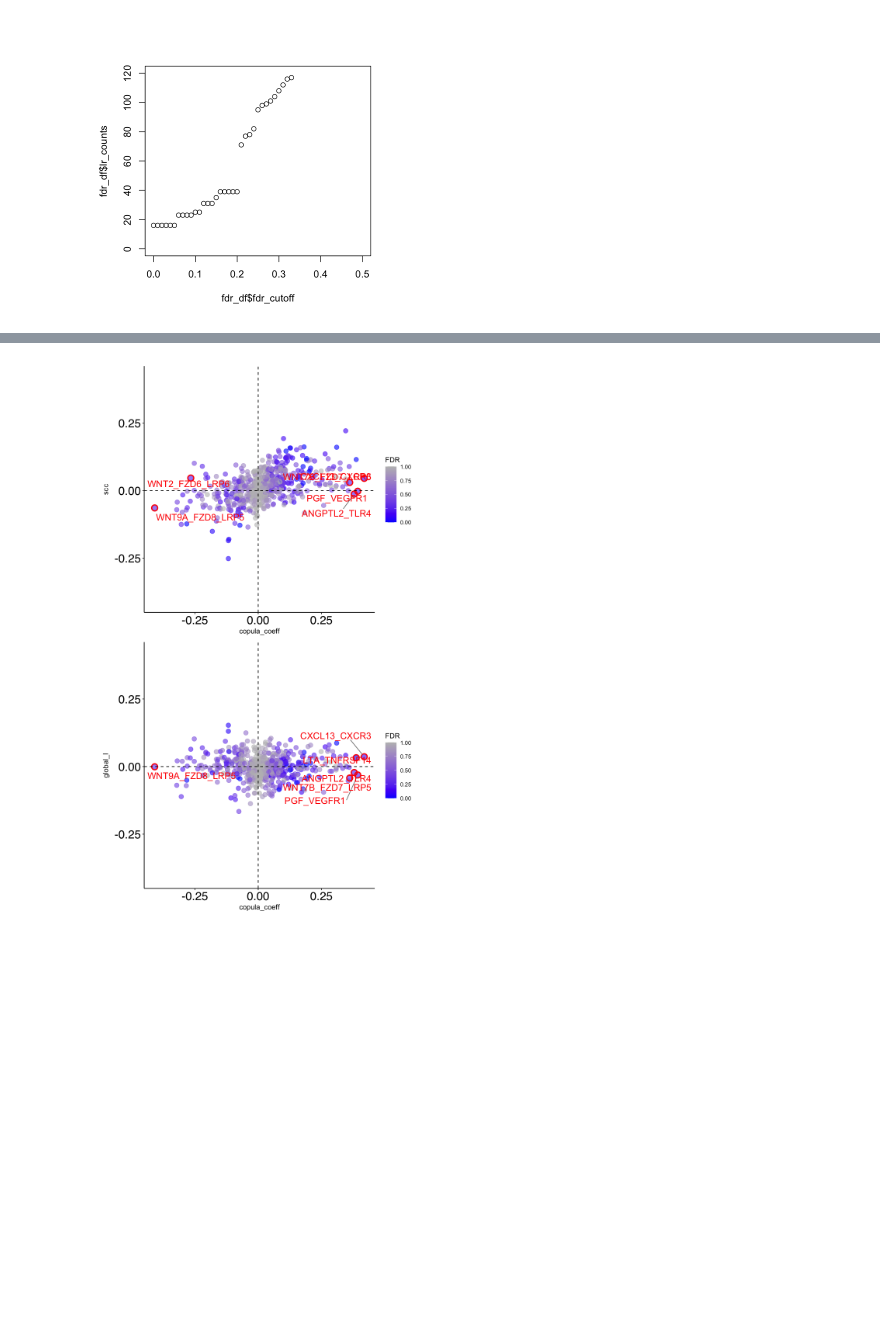
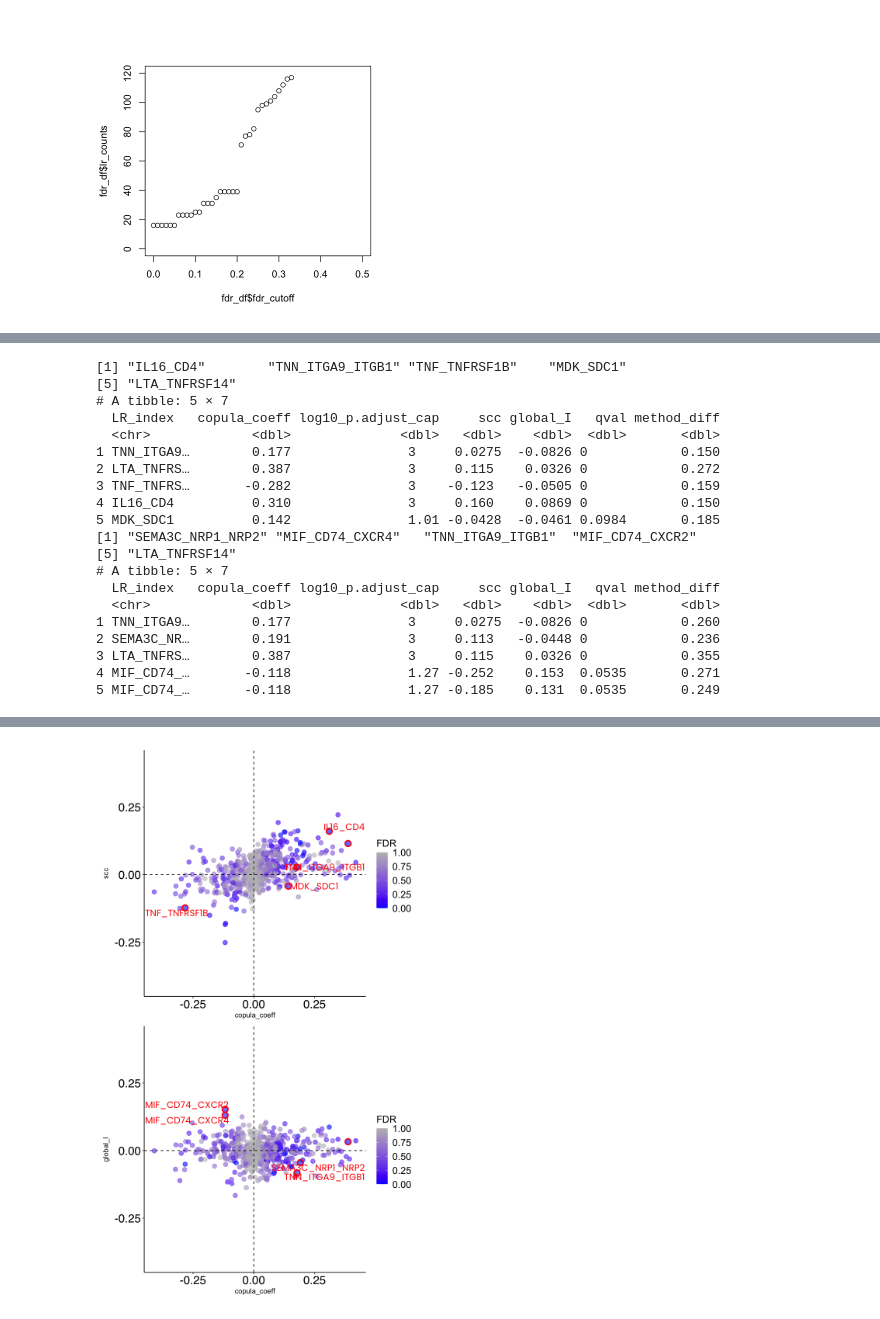
Before and after one commit to raphael-group/copulacci, a Jupyter notebook: notebook/examples/visium_human_BRCA/R_dotplot.ipynb, the cells around one changed output, grey strips where cells are left out. Cells and saved outputs as stored; diff of their text form; code cells hidden in the pictures; blank space fills up the shorter version.

```diff
--- a/notebook/examples/visium_human_BRCA/R_dotplot.ipynb
+++ b/notebook/examples/visium_human_BRCA/R_dotplot.ipynb
@@ -40,3 +41,12 @@ merged_res_df = read.csv('copulacci_with_other_results.csv')
 brca_df = merged_res_df %>%
     mutate(celltype_direction = interaction) %>%
     separate(interaction, into=c("source", "target"), sep = "=")
+# %%
+lr_info_df = read.csv('BRCA_disease_visium_sdm_geneInter.csv')
+# %%
+brca_df = merge(
+    brca_df,
+    lr_info_df %>% select(c(X, interaction_name_2)) ,
+    by.x = "LR_index",
+    by.y = "X"
+)
@@ -178,0 +315,8 @@ plot(fdr_df$fdr_cutoff, fdr_df$lr_counts,ylim=c(0,120))
+# %%
+xcol = "copula_coeff"
+ycol = "scc"
+gpair = 'Tumor=Surrounding tumor'
+use_cutoff=TRUE
+use_diff=TRUE
+FDR_cutoff=0.1
+ntop=5
@@ -178,0 +484,9 @@ plot(fdr_df$fdr_cutoff, fdr_df$lr_counts,ylim=c(0,120))
+# %%
+fig.size(12, 7)
+gpair = 'Tumor=Surrounding tumor'
+p1 = plot_scatter(brca_df, "copula_coeff", "scc", gpair,ntop=5,FDR_cutoff=0.1,
+                  use_cutoff=TRUE, pad=0.3)
+p2 = plot_scatter(brca_df, "copula_coeff", "global_I", gpair,ntop=5,FDR_cutoff=0.1,
+                  use_cutoff=TRUE, pad=0.3)
+p3 = p1 / p2
+p3
@@ -245,8 +603,28 @@ plot_scatter = function(brca_df, xcol, ycol, gpair, FDR_cutoff=0.1, ntop=5, use_
 # %%
 gpair = 'Tumor=Surrounding tumor'
-p1 = plot_scatter(brca_df, "copula_coeff", "scc", gpair,ntop=6,FDR_cutoff=0.3, use_cutoff=TRUE)
-p2 = plot_scatter(brca_df, "copula_coeff", "global_I", gpair,ntop=6,FDR_cutoff=0.3, use_cutoff=TRUE)
+p1 = plot_scatter(brca_df, "copula_coeff", "scc", gpair,ntop=5,FDR_cutoff=0.1, use_cutoff=TRUE)
+p2 = plot_scatter(brca_df, "copula_coeff", "global_I", gpair,ntop=5,FDR_cutoff=0.1, use_cutoff=TRUE)
 fig.size(12,7)
 p3 = p1 / p2
 p3
 # %% [output]
+[1] "IL16_CD4"        "TNN_ITGA9_ITGB1" "TNF_TNFRSF1B"    "MDK_SDC1"
+[5] "LTA_TNFRSF14"
+# A tibble: 5 × 7
+  LR_index   copula_coeff log10_p.adjust_cap     scc global_I   qval method_diff
+  <chr>             <dbl>              <dbl>   <dbl>    <dbl>  <dbl>       <dbl>
+1 TNN_ITGA9…        0.177               3     0.0275  -0.0826 0            0.150
+2 LTA_TNFRS…        0.387               3     0.115    0.0326 0            0.272
+3 TNF_TNFRS…       -0.282               3    -0.123   -0.0505 0            0.159
+4 IL16_CD4          0.310               3     0.160    0.0869 0            0.150
+5 MDK_SDC1          0.142               1.01 -0.0428  -0.0461 0.0984       0.185
+[1] "SEMA3C_NRP1_NRP2" "MIF_CD74_CXCR4"   "TNN_ITGA9_ITGB1"  "MIF_CD74_CXCR2"
+[5] "LTA_TNFRSF14"
+# A tibble: 5 × 7
+  LR_index   copula_coeff log10_p.adjust_cap     scc global_I   qval method_diff
+  <chr>             <dbl>              <dbl>   <dbl>    <dbl>  <dbl>       <dbl>
+1 TNN_ITGA9…        0.177               3     0.0275  -0.0826 0            0.260
+2 SEMA3C_NR…        0.191               3     0.113   -0.0448 0            0.236
+3 LTA_TNFRS…        0.387               3     0.115    0.0326 0            0.355
+4 MIF_CD74_…       -0.118               1.27 -0.252    0.153  0.0535       0.271
+5 MIF_CD74_…       -0.118               1.27 -0.185    0.131  0.0535       0.249
@@ -253 +635 @@ p3
-[figure, old version]
+[figure, new version]
```
Also changed, not shown: parts of 29 cells of this notebook, 9 other files.
